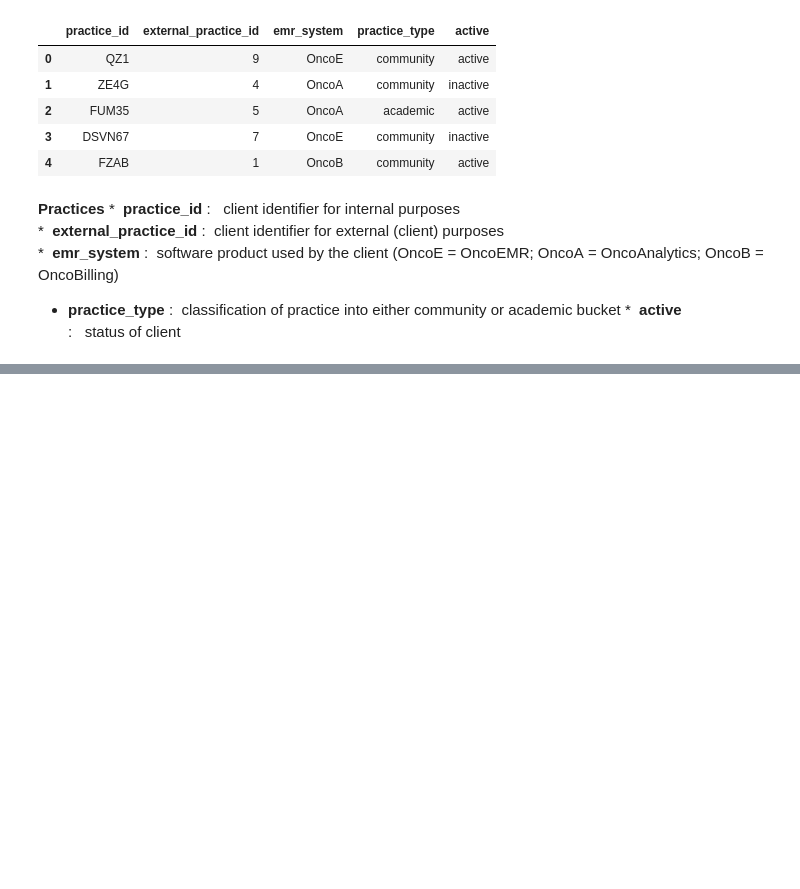
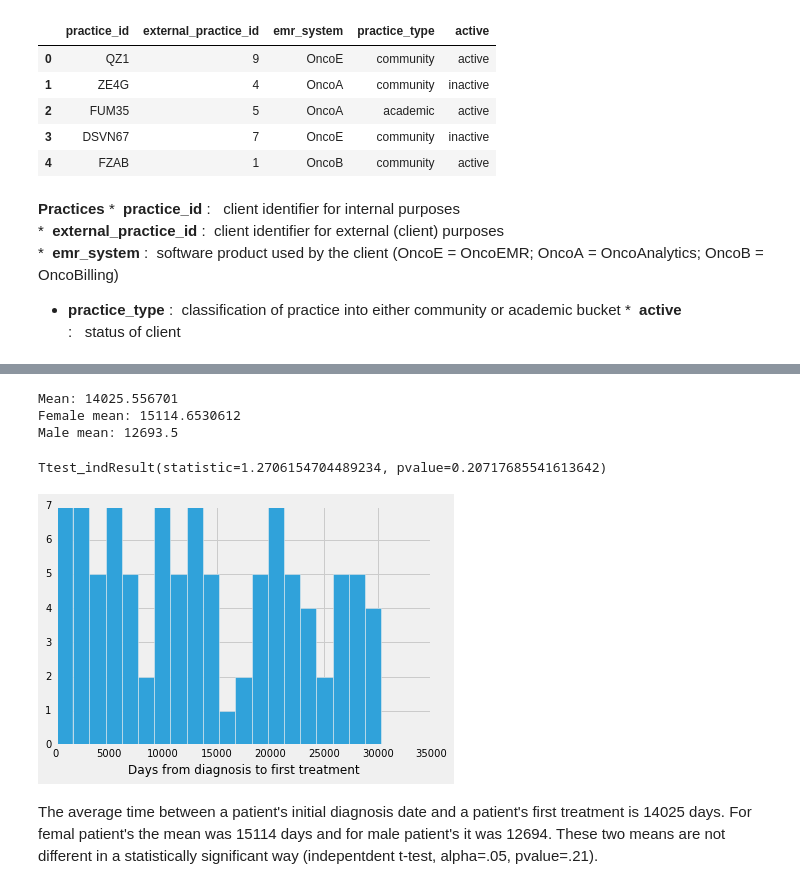
Before and after one commit to btq/FI_questions, a Jupyter notebook: flatiron_questions_6132016.ipynb, the cells around one changed output, grey strips where cells are left out. Drawn from its saved outputs; the diff is of its cells as text; code cells hidden in the pictures; blank space fills up the shorter version.

```diff
--- a/flatiron_questions_6132016.ipynb
+++ b/flatiron_questions_6132016.ipynb
@@ -257,0 +317,4 @@ understand how drug prevalence has changed over time.
+# %%
+patdemo_df = pd.merge(patients_df,demos_df,on=['patient_id'])
+print patdemo_df.shape
+patdemo_df.head()
@@ -257,0 +329,15 @@ understand how drug prevalence has changed over time.
+# %%
+#merge administered data with patient/demo data
+patdemoadmin_df = pd.merge(admins_df,patdemo_df,on=['patient_id','external_patient_id'])
+del patdemoadmin_df['advanced_diagnosis_date']
+print patdemoadmin_df.shape
+#convert dates to datetime
+patdemoadmin_df['admin_dt']=pd.to_datetime(patdemoadmin_df['administered_date'],infer_datetime_format=True)
+patdemoadmin_df['diagn_dt']=pd.to_datetime(patdemoadmin_df['diagnosis_date'],infer_datetime_format=True)
+print patdemoadmin_df.shape
+patdemoadmin_df.dropna(subset=['diagnosis_date','administered_date'],inplace=True)
+#calculate days between diagnosis and each administered date
+patdemoadmin_df['diag_to_admin_dt']=patdemoadmin_df['admin_dt']-patdemoadmin_df['diagn_dt']
+patdemoadmin_df['days_from_diag_to_admin']=patdemoadmin_df['diag_to_admin_dt'].apply(lambda x: x.days)
+print patdemoadmin_df.shape
+patdemoadmin_df.head()
@@ -257,0 +369,25 @@ understand how drug prevalence has changed over time.
+# %%
+patdemoadmin_df = patdemoadmin_df[patdemoadmin_df['days_from_diag_to_admin']>0]
+# %%
+pt_grouped = patdemoadmin_df.groupby('patient_id')
+with plt.style.context('fivethirtyeight'):
+    plt.hist(pt_grouped['days_from_diag_to_admin'].min(),histtype="barstacked",
+             label=pt_grouped['gender'].first().values,bins=20)
+    plt.xlabel('Days from diagnosis to first treatment')
+
+#print pt_grouped.groups
+print 'Mean:', pt_grouped['days_from_diag_to_admin'].min().mean()
+ptgenad_gp = pt_grouped[['gender','days_from_diag_to_admin']].min()
+print 'Female mean:', ptgenad_gp[ptgenad_gp['gender']=='female']['days_from_diag_to_admin'].mean()
+print 'Male mean:', ptgenad_gp[ptgenad_gp['gender']=='male']['days_from_diag_to_admin'].mean()
+from scipy.stats import ttest_ind
+ttest_ind(ptgenad_gp[ptgenad_gp['gender']=='female']['days_from_diag_to_admin'],
+                             ptgenad_gp[ptgenad_gp['gender']=='male']['days_from_diag_to_admin'])
+# %% [output]
+Mean: 14025.556701
+Female mean: 15114.6530612
+Male mean: 12693.5
+Ttest_indResult(statistic=1.2706154704489234, pvalue=0.20717685541613642)
+[figure, added]
+# %% [markdown]
+The average time between a patient's initial diagnosis date and a patient's first treatment is 14025 days. For femal patient's the mean was 15114 days and for male patient's it was 12694. These two means are not different in a statistically significant way (indepentdent t-test, alpha=.05, pvalue=.21).
```
Also changed, not shown: parts of 22 cells of this notebook, 3 other files.
